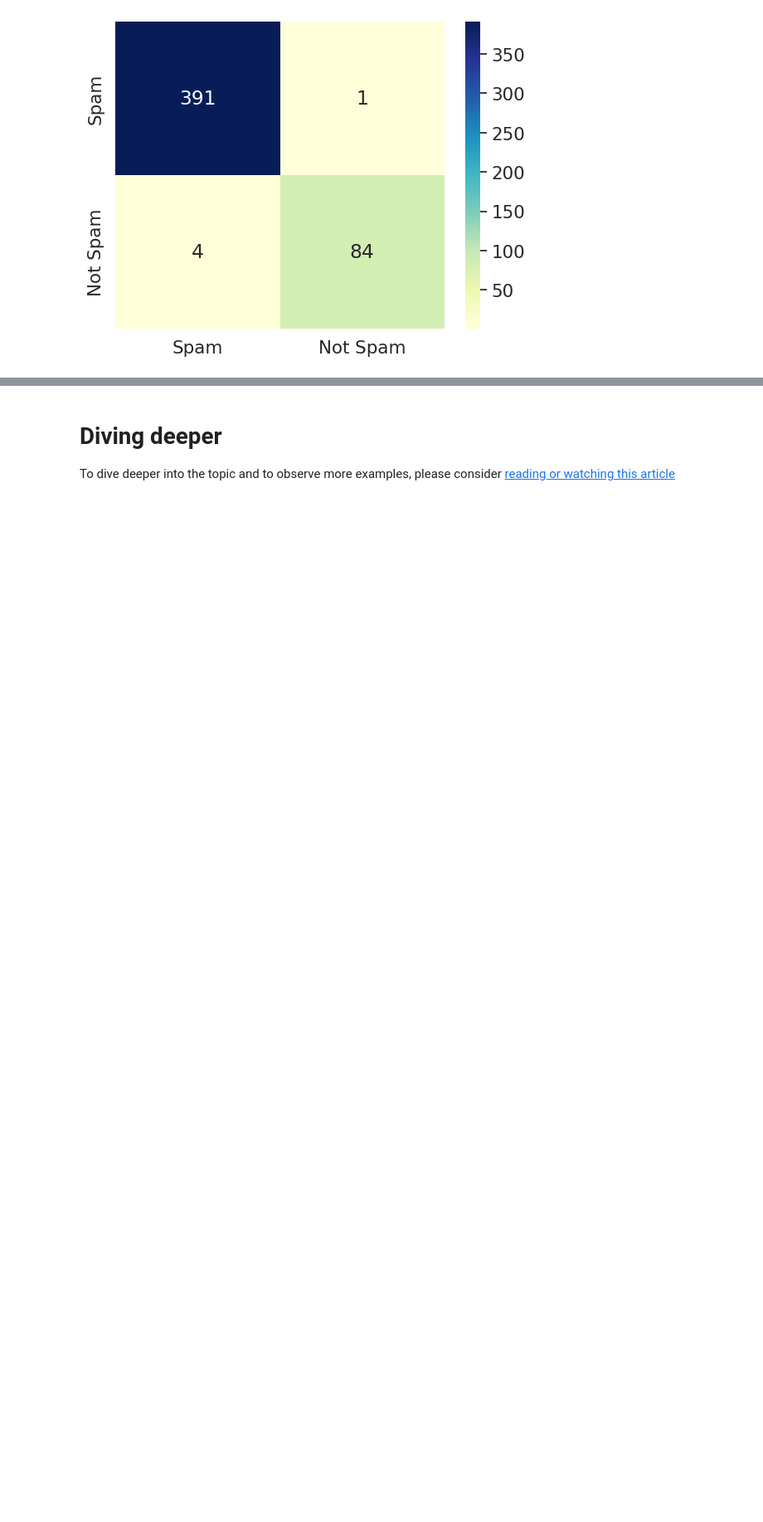
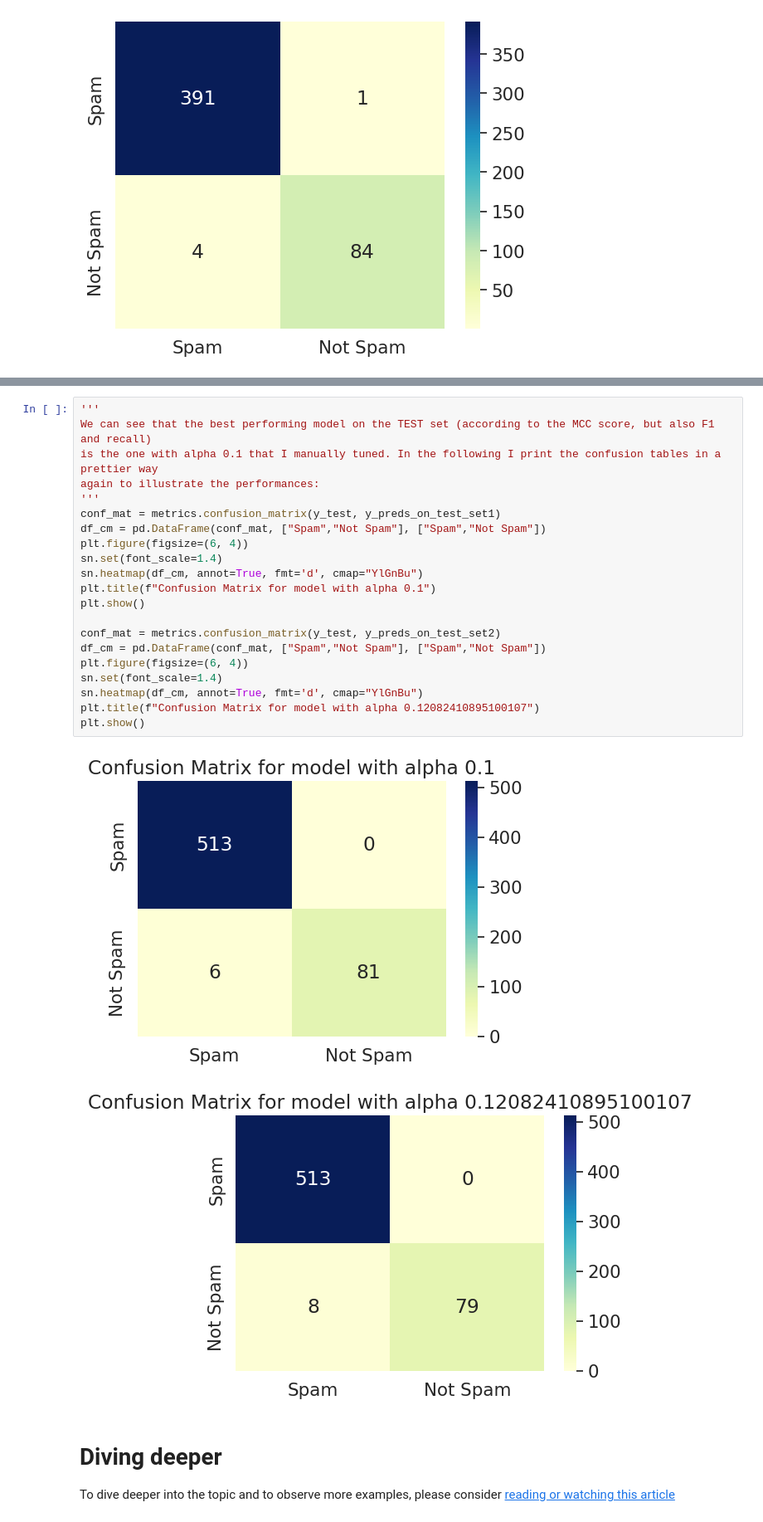
Before and after one commit to larajakl/Machine-Learning, a Jupyter notebook: 03_Probabelistic_Modeling_Naive_Bayes.ipynb, the cells around one changed output, grey strips where cells are left out. Shown at 83% size. Saved outputs shown, nothing was run; the diff lists cells and outputs as text; blank space fills up the shorter version.

```diff
--- a/03_Probabelistic_Modeling_Naive_Bayes.ipynb
+++ b/03_Probabelistic_Modeling_Naive_Bayes.ipynb
@@ -620,3 +634,27 @@ def test_on_test_set(model, x):
+# %%
+'''
+We can see that the best performing model on the TEST set (according to the MCC score, but also F1 and recall)
+is the one with alpha 0.1 that I manually tuned. In the following I print the confusion tables in a prettier way
+again to illustrate the performances:
+'''
+conf_mat = metrics.confusion_matrix(y_test, y_preds_on_test_set1)
+df_cm = pd.DataFrame(conf_mat, ["Spam","Not Spam"], ["Spam","Not Spam"])
+plt.figure(figsize=(6, 4))
+sn.set(font_scale=1.4)
+sn.heatmap(df_cm, annot=True, fmt='d', cmap="YlGnBu")
+plt.title(f"Confusion Matrix for model with alpha 0.1")
+plt.show()
+
+conf_mat = metrics.confusion_matrix(y_test, y_preds_on_test_set2)
+df_cm = pd.DataFrame(conf_mat, ["Spam","Not Spam"], ["Spam","Not Spam"])
+plt.figure(figsize=(6, 4))
+sn.set(font_scale=1.4)
+sn.heatmap(df_cm, annot=True, fmt='d', cmap="YlGnBu")
+plt.title(f"Confusion Matrix for model with alpha 0.12082410895100107")
+plt.show()
+# %% [output]
+[figure, added]
+[figure, added]
 # %% [markdown]
 # Diving deeper
 
```
Also changed, not shown: parts of 4 cells of this notebook.
